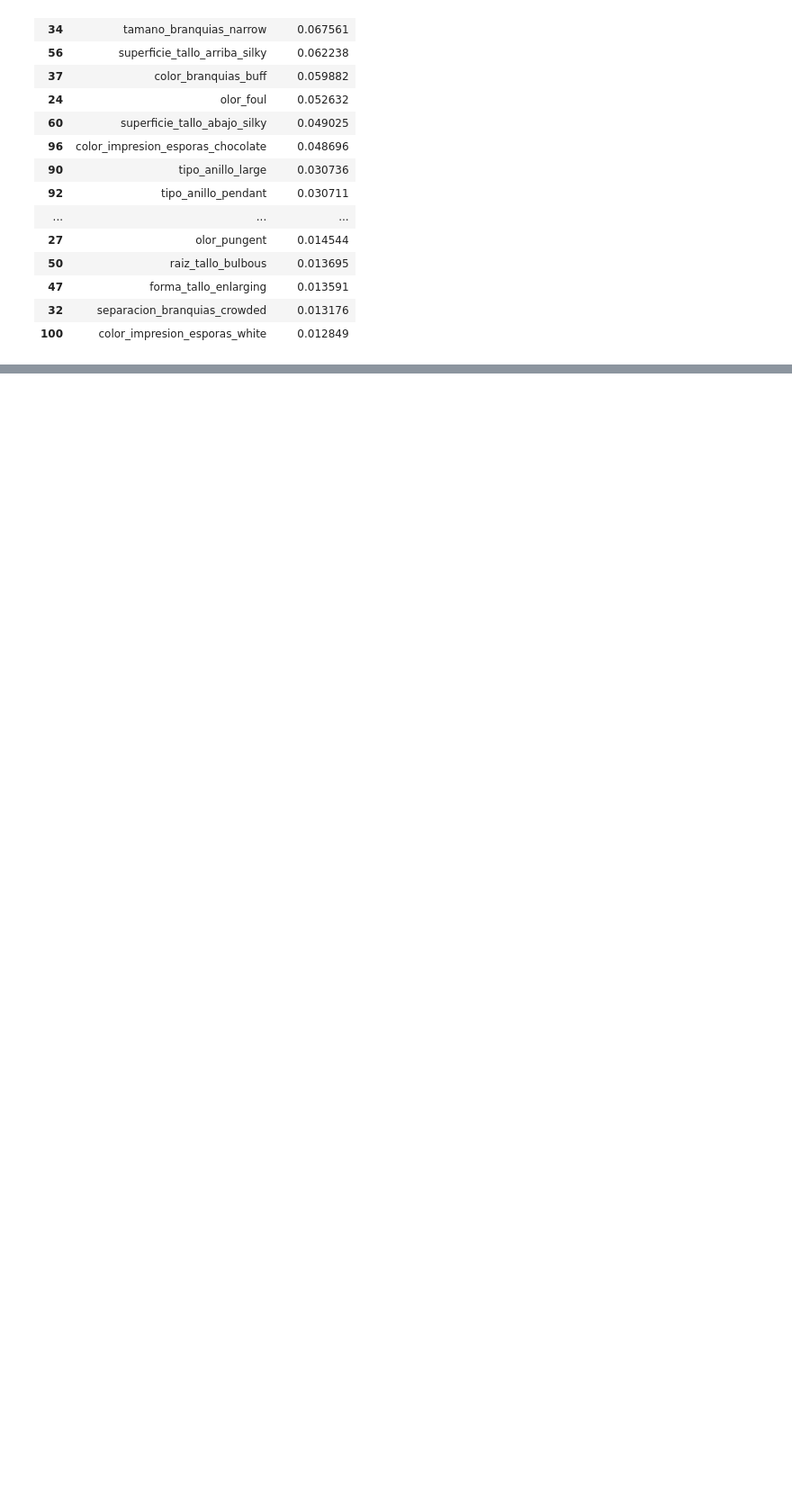
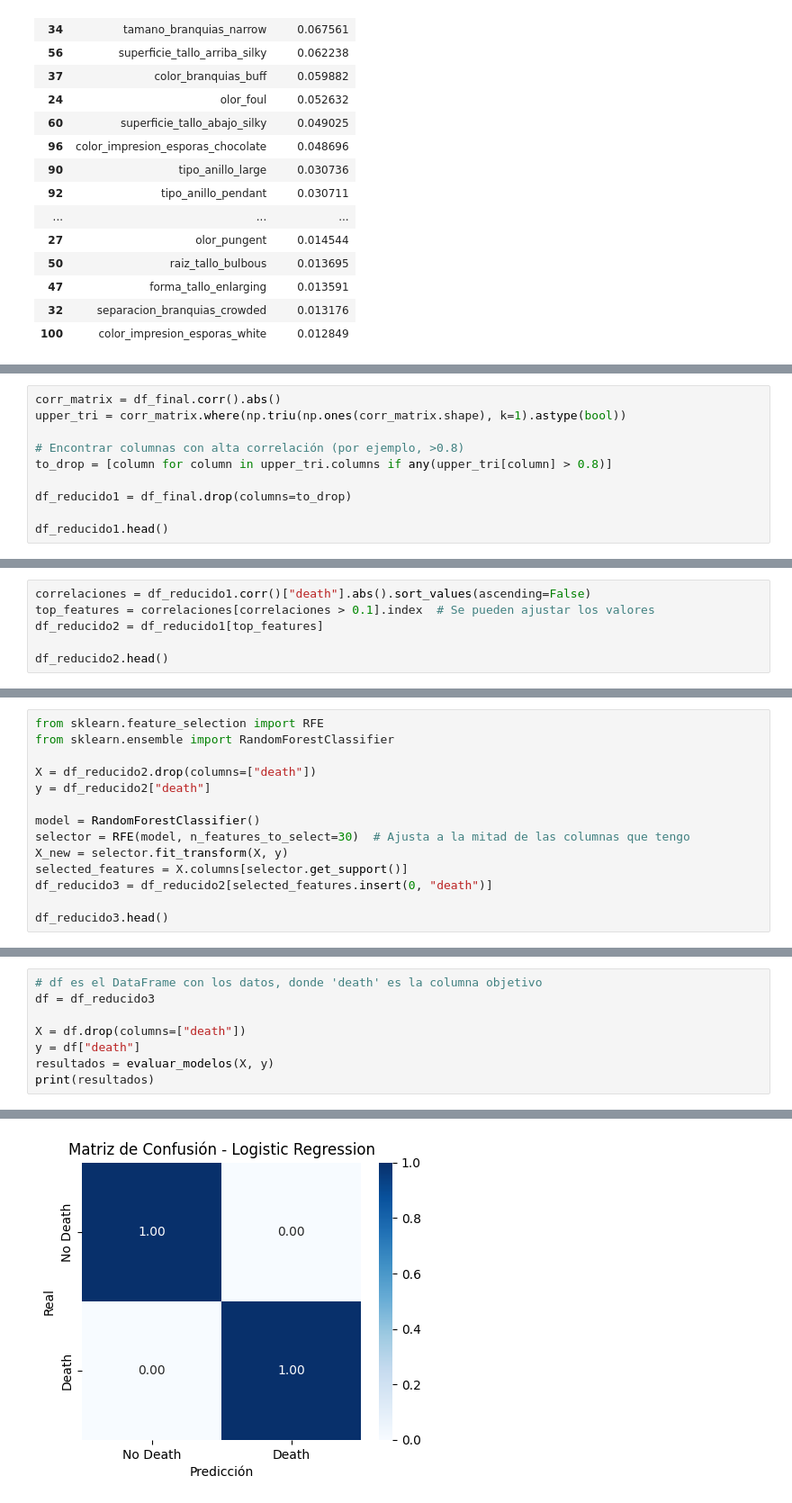
Before and after one commit to angelgvill/DS102024, a Jupyter notebook: 3-MachineLearning/2-Supervisado/Ejercicios/ejercicio_Kaggle2_setas.ipynb, the cells around one changed output, grey strips where cells are left out. Shown at 90% size. Saved outputs shown, nothing was run; the diff lists cells and outputs as text; blank space fills up the shorter version.

```diff
--- a/3-MachineLearning/2-Supervisado/Ejercicios/ejercicio_Kaggle2_setas.ipynb
+++ b/3-MachineLearning/2-Supervisado/Ejercicios/ejercicio_Kaggle2_setas.ipynb
@@ -597,0 +695,10 @@ shap.summary_plot(shap_values, X_train, max_display=20, show=True)
+# %%
+corr_matrix = df_final.corr().abs()
+upper_tri = corr_matrix.where(np.triu(np.ones(corr_matrix.shape), k=1).astype(bool))
+
+# Encontrar columnas con alta correlación (por ejemplo, >0.8)
+to_drop = [column for column in upper_tri.columns if any(upper_tri[column] > 0.8)]
+
+df_reducido1 = df_final.drop(columns=to_drop)
+
+df_reducido1.head()
@@ -597,0 +716,6 @@ shap.summary_plot(shap_values, X_train, max_display=20, show=True)
+# %%
+correlaciones = df_reducido1.corr()["death"].abs().sort_values(ascending=False)
+top_features = correlaciones[correlaciones > 0.1].index  # Se pueden ajustar los valores
+df_reducido2 = df_reducido1[top_features]
+
+df_reducido2.head()
@@ -597,0 +733,14 @@ shap.summary_plot(shap_values, X_train, max_display=20, show=True)
+# %%
+from sklearn.feature_selection import RFE
+from sklearn.ensemble import RandomForestClassifier
+
+X = df_reducido2.drop(columns=["death"])
+y = df_reducido2["death"]
+
+model = RandomForestClassifier()
+selector = RFE(model, n_features_to_select=30)  # Ajusta a la mitad de las columnas que tengo
+X_new = selector.fit_transform(X, y)
+selected_features = X.columns[selector.get_support()]
+df_reducido3 = df_reducido2[selected_features.insert(0, "death")]
+
+df_reducido3.head()
@@ -597,0 +836,9 @@ shap.summary_plot(shap_values, X_train, max_display=20, show=True)
+# %%
+# df es el DataFrame con los datos, donde 'death' es la columna objetivo
+df = df_reducido3
+
+X = df.drop(columns=["death"])
+y = df["death"]
+resultados = evaluar_modelos(X, y)
+print(resultados)
+# %% [output]
@@ -597,0 +846 @@ shap.summary_plot(shap_values, X_train, max_display=20, show=True)
+[figure, added]
```
Also changed, not shown: parts of 25 cells of this notebook, 1 other file.
